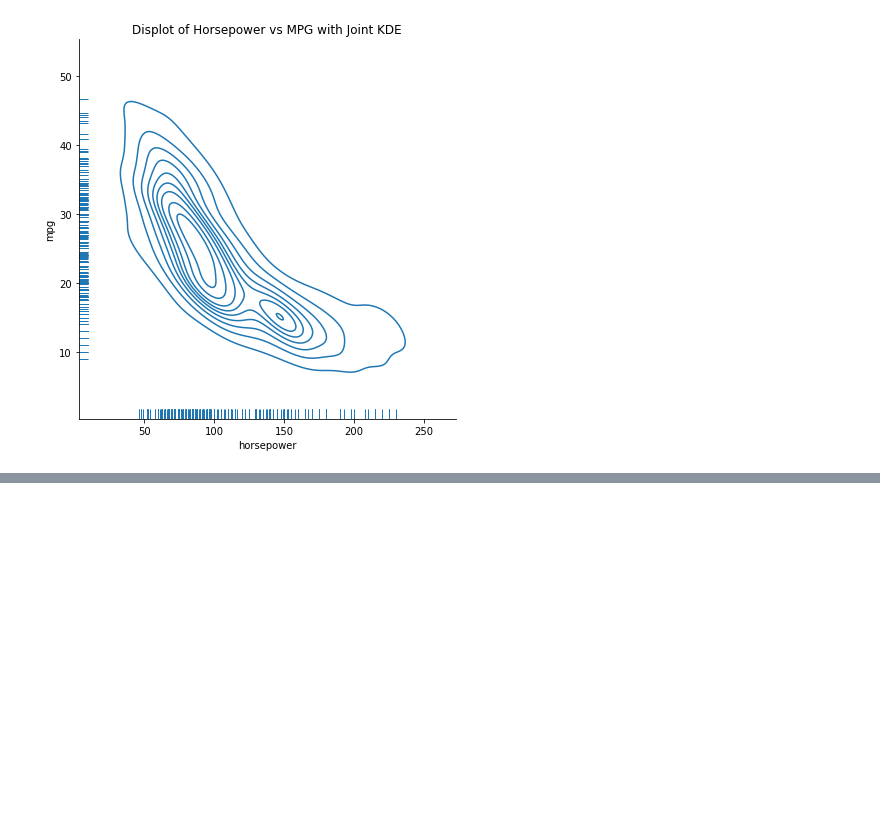
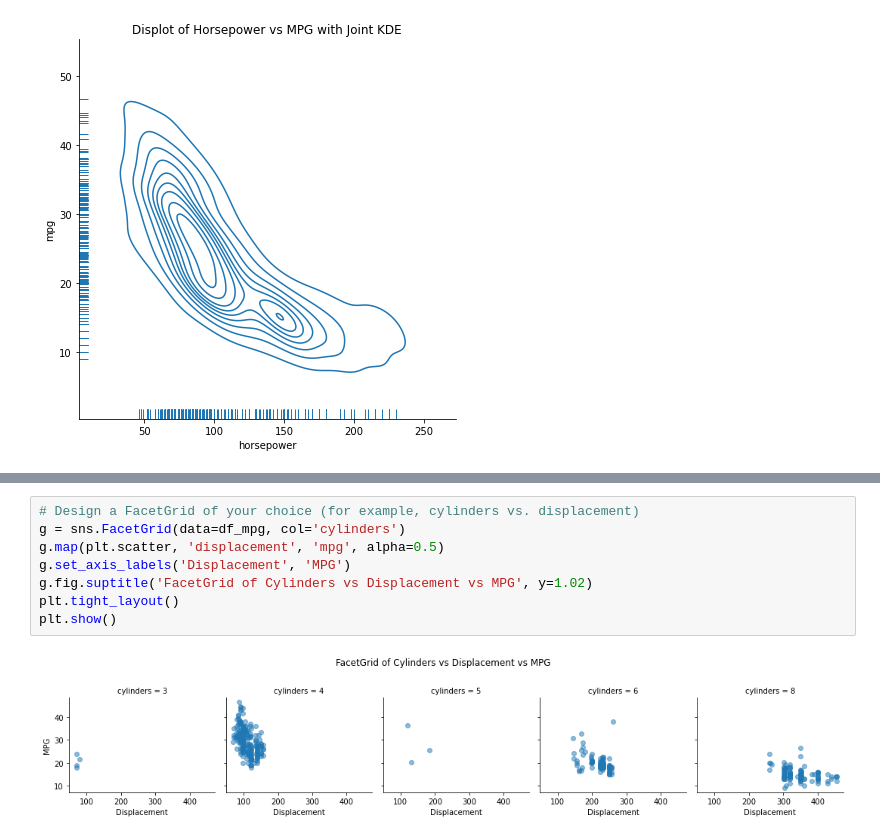
Before and after one commit to faisalece/cmse830, a Jupyter notebook: HW/HW_3.ipynb, the cells around one changed output, grey strips where cells are left out. Saved outputs shown, nothing was run; the diff lists cells and outputs as text; blank space fills up the shorter version.

```diff
--- a/HW/HW_3.ipynb
+++ b/HW/HW_3.ipynb
@@ -236,0 +254,10 @@ Text(0.5, 1.0, 'Displot of Horsepower vs MPG with Joint KDE')
+# %%
+# Design a FacetGrid of your choice (for example, cylinders vs. displacement)
+g = sns.FacetGrid(data=df_mpg, col='cylinders')
+g.map(plt.scatter, 'displacement', 'mpg', alpha=0.5)
+g.set_axis_labels('Displacement', 'MPG')
+g.fig.suptitle('FacetGrid of Cylinders vs Displacement vs MPG', y=1.02)
+plt.tight_layout()
+plt.show()
+# %% [output]
+[figure, added]
```
Also changed, not shown: parts of 2 cells of this notebook.
